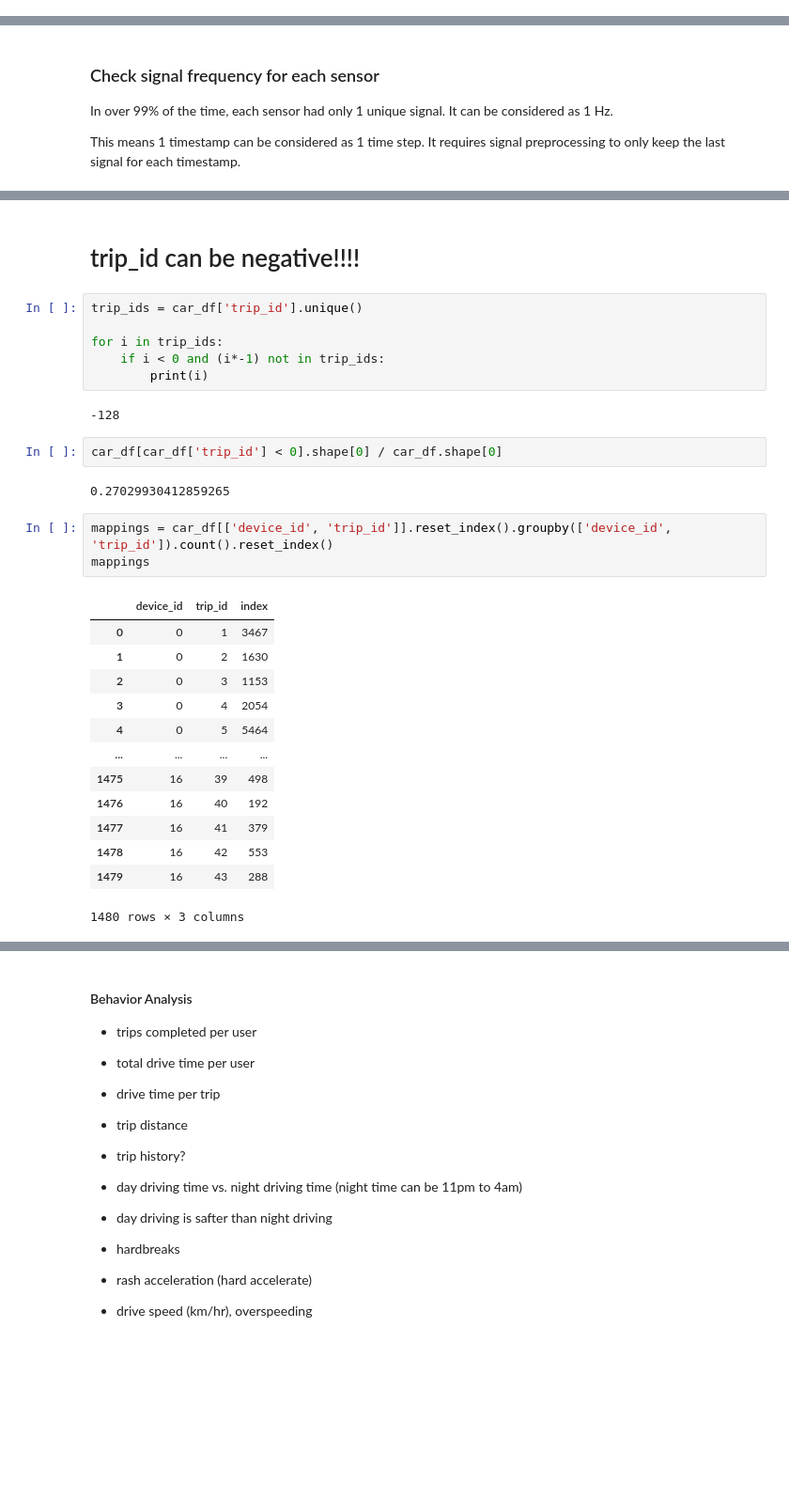
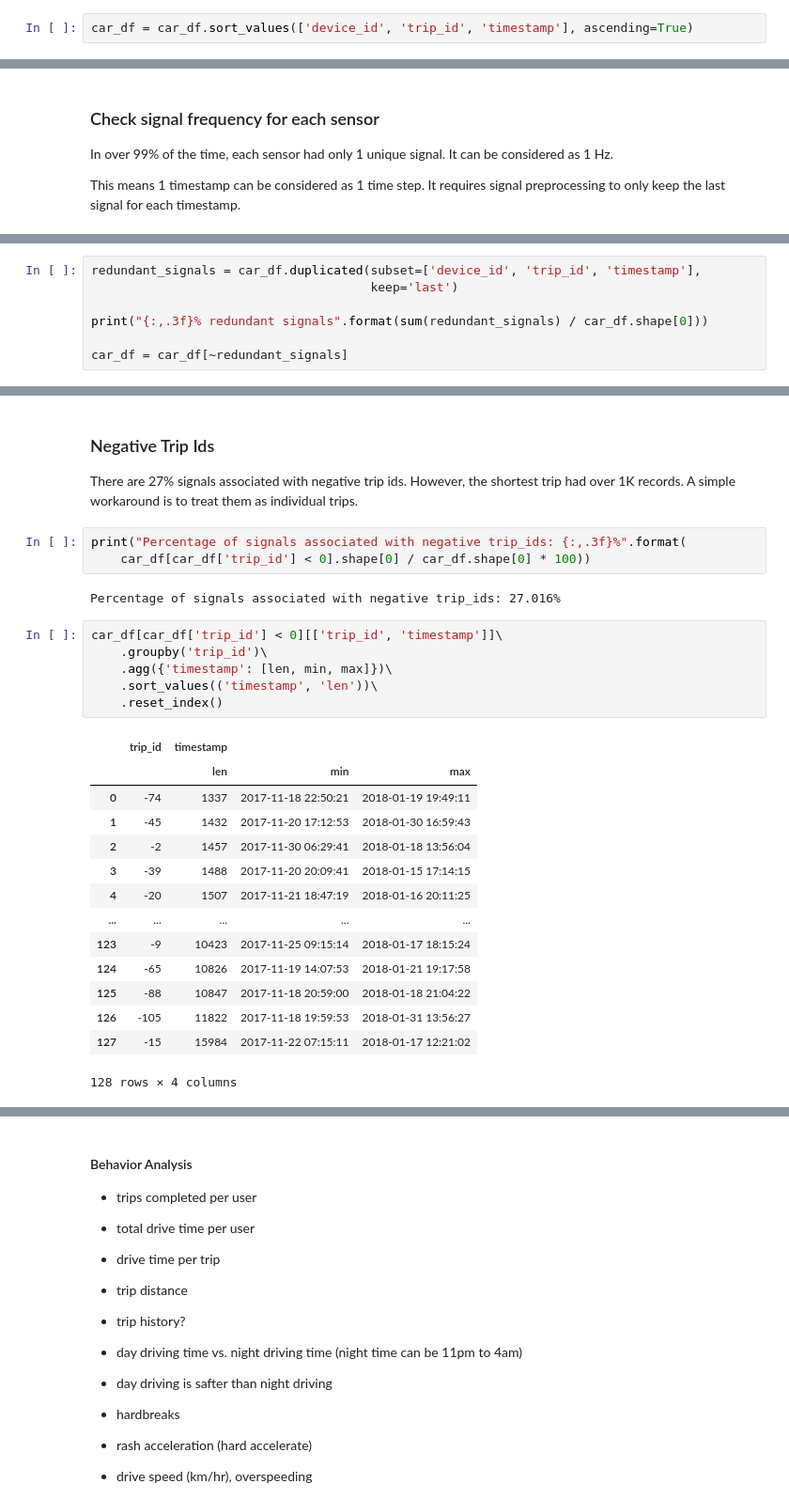
Before and after one commit to qirun-chen/getting-into-telematics, a Jupyter notebook: EDA.ipynb, the cells around one changed output, grey strips where cells are left out. Shown at 94% size. Cells and saved outputs as stored; diff of their text form; blank space fills up the shorter version.

Commit message:
remove redundant signals for each timestamp and check signal history completeness

```diff
--- a/EDA.ipynb
+++ b/EDA.ipynb
@@ -153,3 +159,5 @@ dtype: object
+# %%
+car_df = car_df.sort_values(['device_id', 'trip_id', 'timestamp'], ascending=True)
 # %% [markdown]
 ### Duplicates
 Duplicate signals might be useful.
@@ -295,0 +258,7 @@ car_df[car_df.duplicated()]
+# %%
+redundant_signals = car_df.duplicated(subset=['device_id', 'trip_id', 'timestamp'],
+                                      keep='last')
+
+print("{:,.3f}% redundant signals".format(sum(redundant_signals) / car_df.shape[0]))
+
+car_df = car_df[~redundant_signals]
@@ -296,31 +314,29 @@ car_df[car_df.duplicated()]
 # %% [markdown]
-# trip_id can be negative!!!!
+### Negative Trip Ids
+There are 27% signals associated with negative trip ids. However, the shortest trip had over 1K records. A simple workaround is to treat them as individual trips.
+# %%
+print("Percentage of signals associated with negative trip_ids: {:,.3f}%".format(
+    car_df[car_df['trip_id'] < 0].shape[0] / car_df.shape[0] * 100))
+# %% [output]
+Percentage of signals associated with negative trip_ids: 27.016%
 # %%
-trip_ids = car_df['trip_id'].unique()
-
-for i in trip_ids:
-    if i < 0 and (i*-1) not in trip_ids:
-        print(i)
+car_df[car_df['trip_id'] < 0][['trip_id', 'timestamp']]\
+    .groupby('trip_id')\
+    .agg({'timestamp': [len, min, max]})\
+    .sort_values(('timestamp', 'len'))\
+    .reset_index()
 # %% [output]
+|  | trip_id | timestamp |  |  |
+|  |  | len | min | max |
+| 0 | -74 | 1337 | 2017-11-18 22:50:21 | 2018-01-19 19:49:11 |
+| 1 | -45 | 1432 | 2017-11-20 17:12:53 | 2018-01-30 16:59:43 |
+| 2 | -2 | 1457 | 2017-11-30 06:29:41 | 2018-01-18 13:56:04 |
+| 3 | -39 | 1488 | 2017-11-20 20:09:41 | 2018-01-15 17:14:15 |
+| 4 | -20 | 1507 | 2017-11-21 18:47:19 | 2018-01-16 20:11:25 |
+| ... | ... | ... | ... | ... |
+| 123 | -9 | 10423 | 2017-11-25 09:15:14 | 2018-01-17 18:15:24 |
+| 124 | -65 | 10826 | 2017-11-19 14:07:53 | 2018-01-21 19:17:58 |
+| 125 | -88 | 10847 | 2017-11-18 20:59:00 | 2018-01-18 21:04:22 |
+| 126 | -105 | 11822 | 2017-11-18 19:59:53 | 2018-01-31 13:56:27 |
+| 127 | -15 | 15984 | 2017-11-22 07:15:11 | 2018-01-17 12:21:02 |
--128
+128 rows × 4 columns
-# %%
-car_df[car_df['trip_id'] < 0].shape[0] / car_df.shape[0]
-# %% [output]
-0.27029930412859265
-# %%
-mappings = car_df[['device_id', 'trip_id']].reset_index().groupby(['device_id', 'trip_id']).count().reset_index()
-mappings
-# %% [output]
-|  | device_id | trip_id | index |
-| 0 | 0 | 1 | 3467 |
-| 1 | 0 | 2 | 1630 |
-| 2 | 0 | 3 | 1153 |
-| 3 | 0 | 4 | 2054 |
-| 4 | 0 | 5 | 5464 |
-| ... | ... | ... | ... |
-| 1475 | 16 | 39 | 498 |
-| 1476 | 16 | 40 | 192 |
-| 1477 | 16 | 41 | 379 |
-| 1478 | 16 | 42 | 553 |
-| 1479 | 16 | 43 | 288 |
-1480 rows × 3 columns
```
Also changed, not shown: parts of 36 cells of this notebook.
